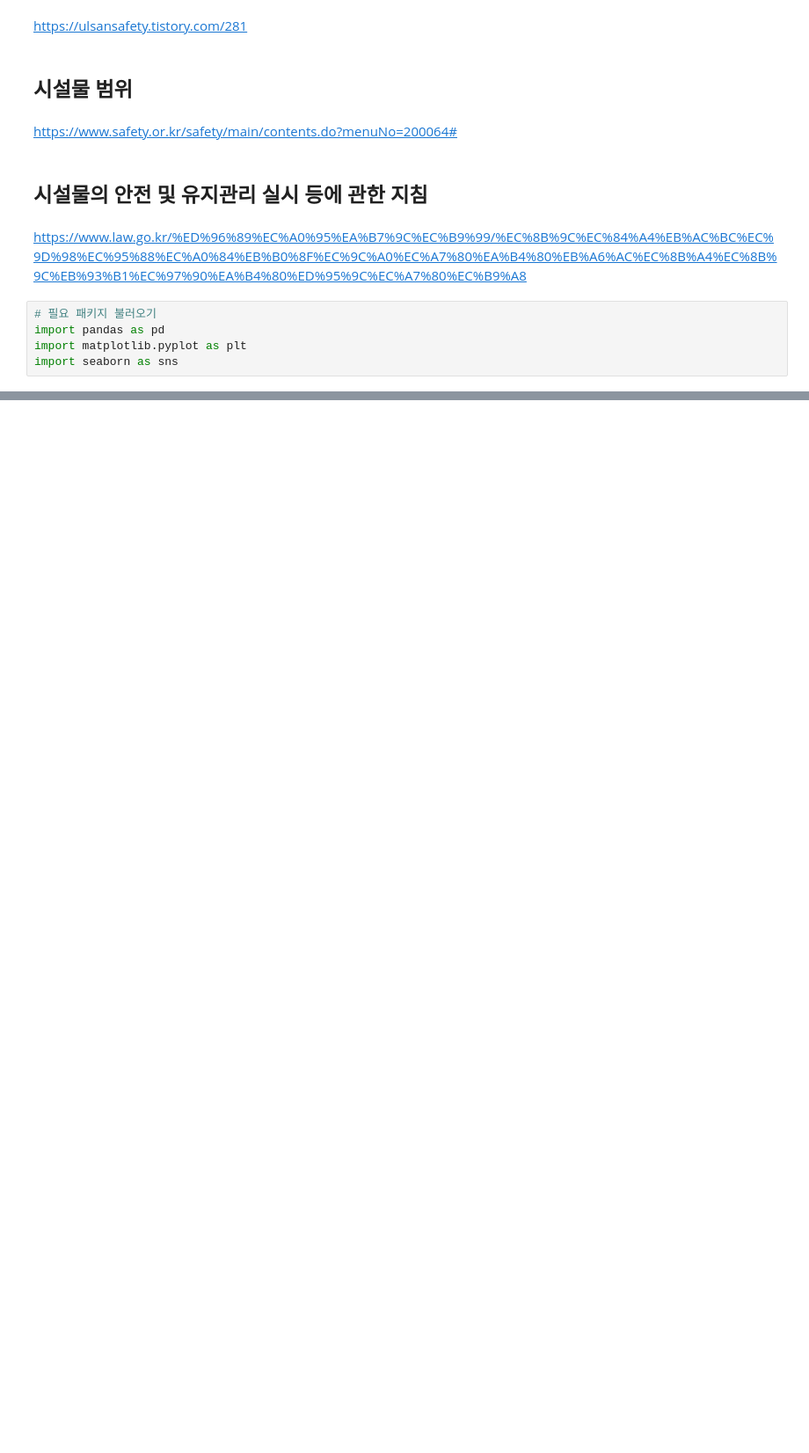
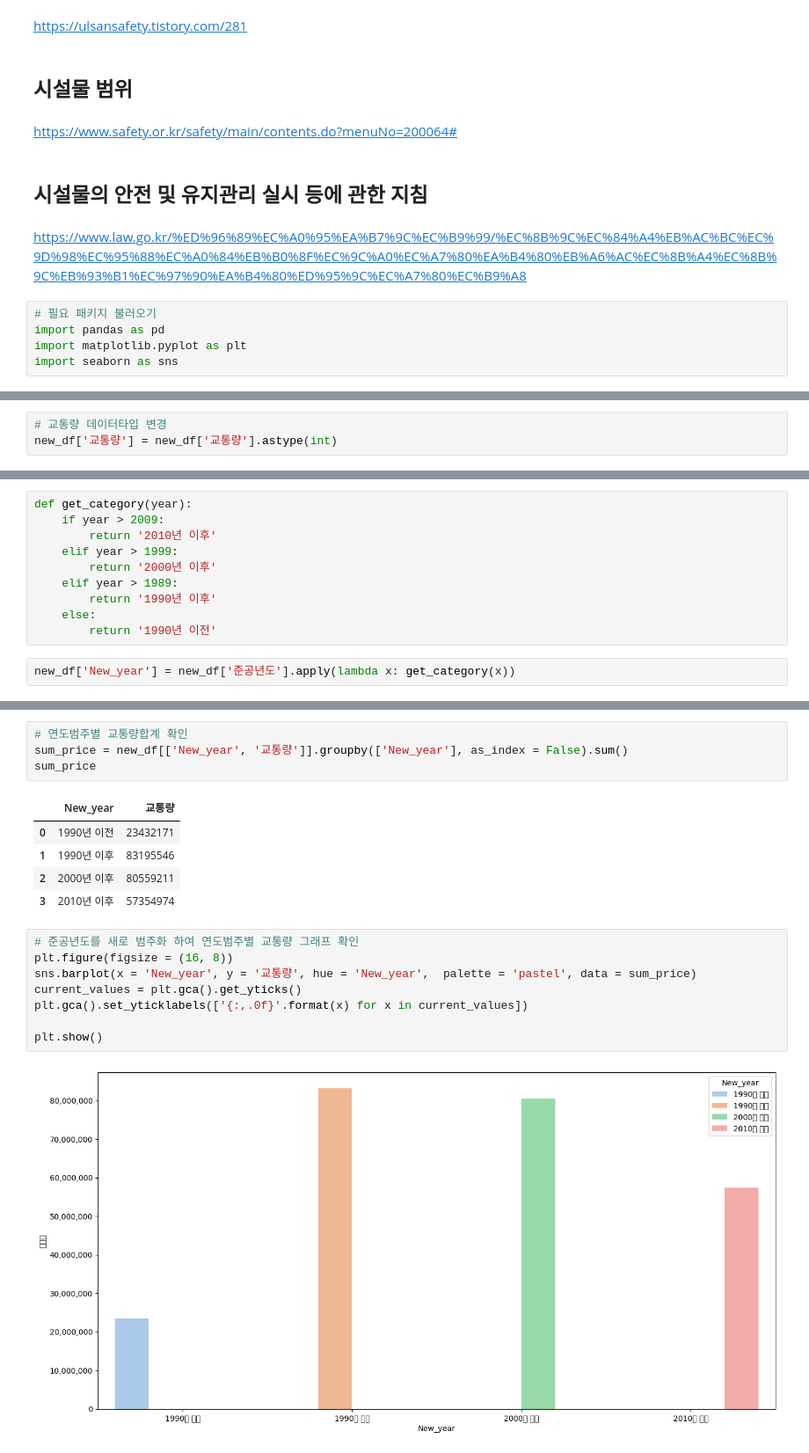
Before and after one commit to jcm821/TIL, a Jupyter notebook: 5월/[2023-05-09]56일차 복습.ipynb, the cells around one changed output, grey strips where cells are left out. Shown at 88% size. Saved outputs shown, nothing was run; the diff lists cells and outputs as text; blank space fills up the shorter version.

```diff
--- a/5월/[2023-05-09]56일차 복습.ipynb
+++ b/5월/[2023-05-09]56일차 복습.ipynb
@@ -28,0 +178,3 @@ ImportError: Missing optional dependency 'xlrd'. Install xlrd >= 2.0.1 for xls E
+# %%
+# 교통량 데이터타입 변경
+new_df['교통량'] = new_df['교통량'].astype(int)
@@ -28,0 +205,12 @@ ImportError: Missing optional dependency 'xlrd'. Install xlrd >= 2.0.1 for xls E
+# %%
+def get_category(year):
+    if year > 2009:
+        return '2010년 이후'
+    elif year > 1999:
+        return '2000년 이후'
+    elif year > 1989:
+        return '1990년 이후'
+    else:
+        return '1990년 이전'
+# %%
+new_df['New_year'] = new_df['준공년도'].apply(lambda x: get_category(x))
@@ -28,0 +237,20 @@ ImportError: Missing optional dependency 'xlrd'. Install xlrd >= 2.0.1 for xls E
+# %%
+# 연도범주별 교통량합계 확인
+sum_price = new_df[['New_year', '교통량']].groupby(['New_year'], as_index = False).sum()
+sum_price
+# %% [output]
+|  | New_year | 교통량 |
+| 0 | 1990년 이전 | 23432171 |
+| 1 | 1990년 이후 | 83195546 |
+| 2 | 2000년 이후 | 80559211 |
+| 3 | 2010년 이후 | 57354974 |
+# %%
+# 준공년도를 새로 범주화 하여 연도범주별 교통량 그래프 확인
+plt.figure(figsize = (16, 8))
+sns.barplot(x = 'New_year', y = '교통량', hue = 'New_year',  palette = 'pastel', data = sum_price)
+current_values = plt.gca().get_yticks()
+plt.gca().set_yticklabels(['{:,.0f}'.format(x) for x in current_values])
+
+plt.show()
+# %% [output]
+[figure, added]
```
Also changed, not shown: parts of 14 cells of this notebook.
